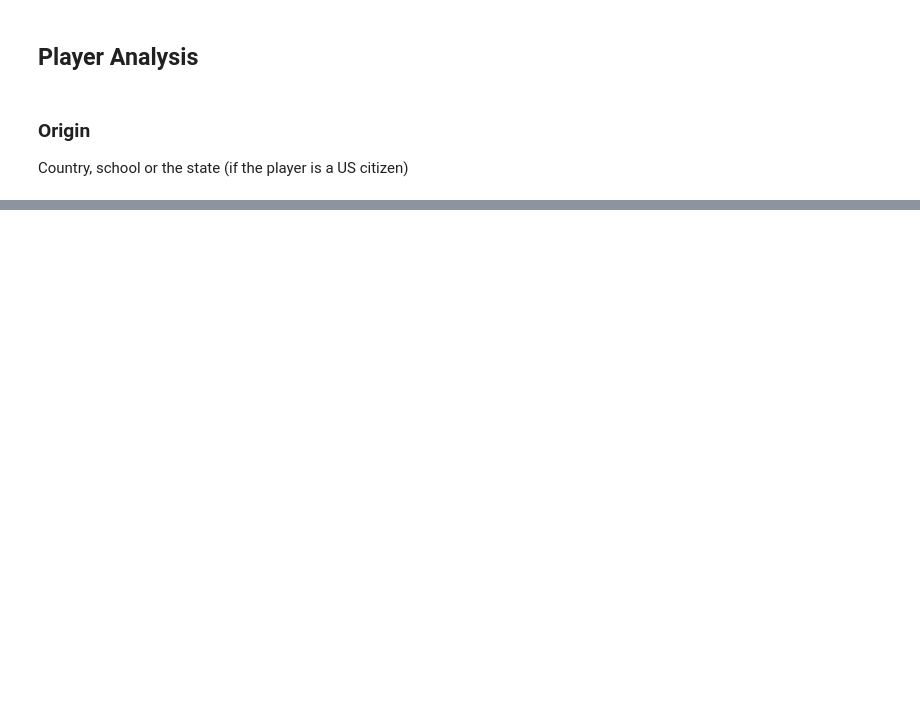
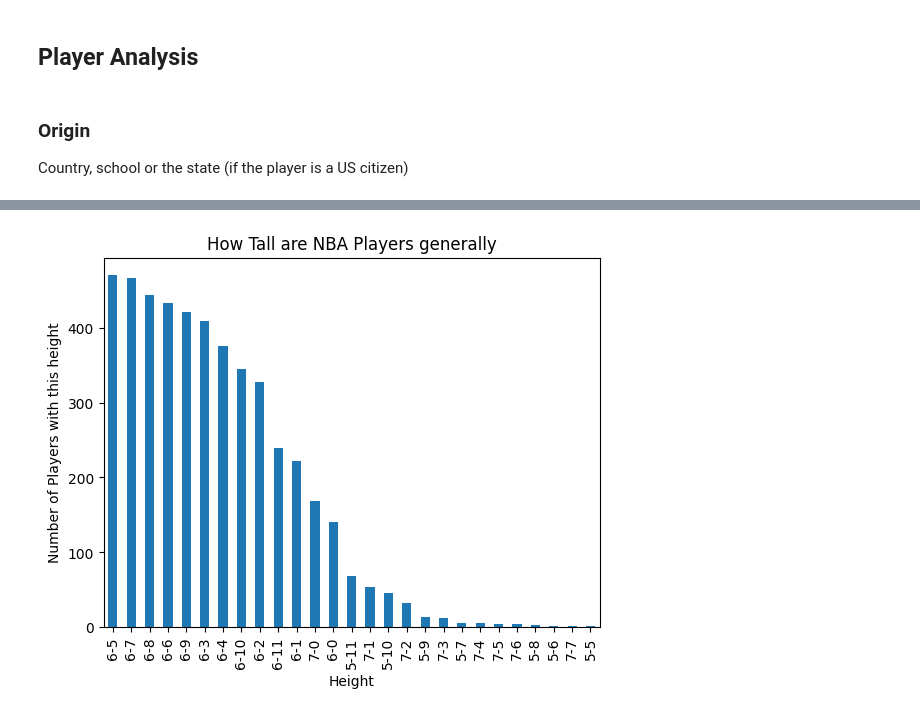
Before and after one commit to com-480-data-visualization/project-2023-dunkdata, a Jupyter notebook: explore.ipynb, the cells around one changed output, grey strips where cells are left out. Drawn from its saved outputs; the diff is of its cells as text; code cells hidden in the pictures; blank space fills up the shorter version.

```diff
--- a/explore.ipynb
+++ b/explore.ipynb
@@ -32,0 +25,8 @@ len(player_df.index)
+# %%
+player_df['height'].value_counts().plot(kind='bar')
+plt.xlabel("Height")
+plt.ylabel("Number of Players with this height")
+plt.title("How Tall are NBA Players generally")
+plt.show()
+# %% [output]
+[figure, added]
```
Also changed, not shown: parts of 17 cells of this notebook.
